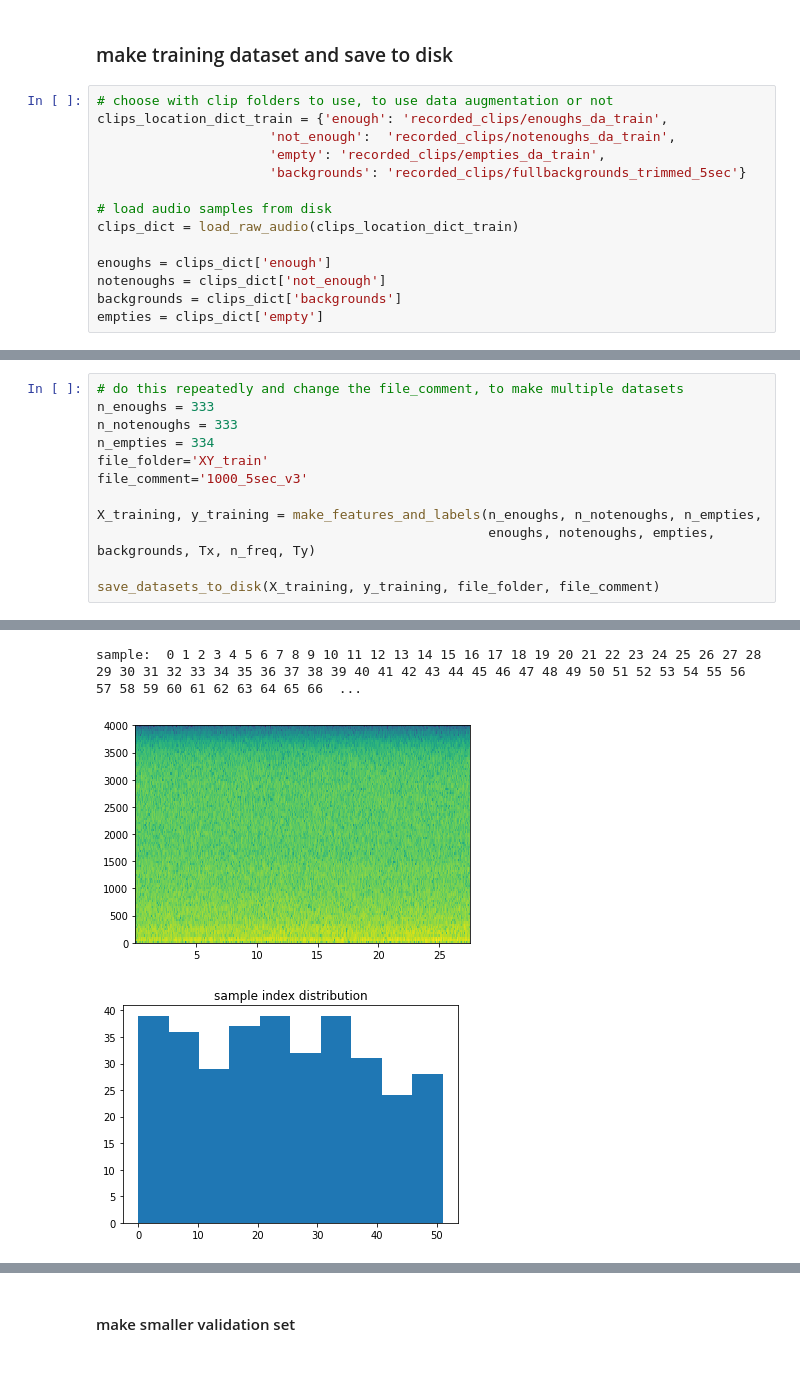
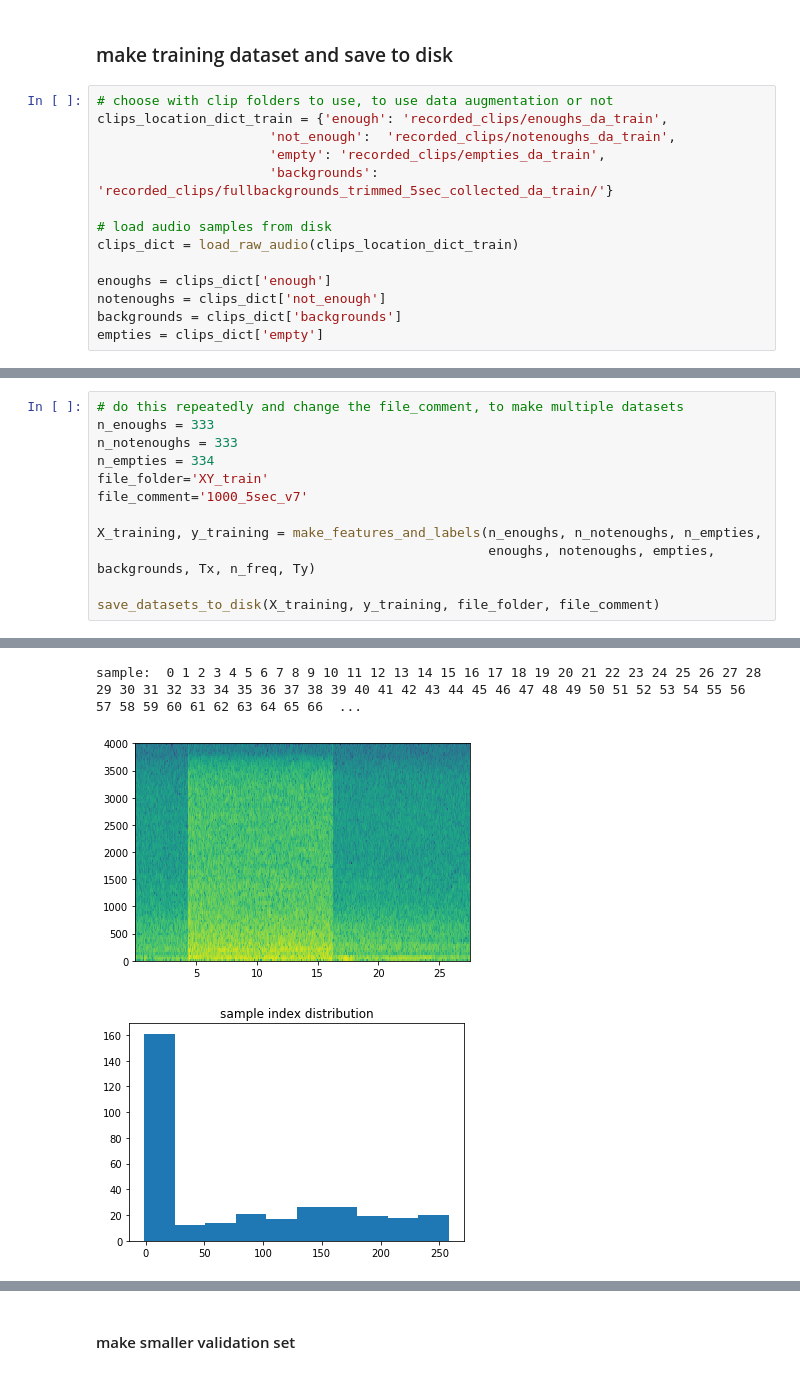
Before and after one commit to lukewolcott/med-bell, a Jupyter notebook: data-generation.ipynb, the cells around one changed output, grey strips where cells are left out. Saved outputs shown, nothing was run; the diff lists cells and outputs as text.

Commit message:
trained more

```diff
--- a/data-generation.ipynb
+++ b/data-generation.ipynb
@@ -161,7 +191,7 @@ Time stretches (multiplier): [1.2531323  0.64636441 0.91157521 1.15072959 0.6713
 clips_location_dict_train = {'enough': 'recorded_clips/enoughs_da_train',
                       'not_enough':  'recorded_clips/notenoughs_da_train',
                       'empty': 'recorded_clips/empties_da_train',
-                      'backgrounds': 'recorded_clips/fullbackgrounds_trimmed_5sec'}
+                      'backgrounds': 'recorded_clips/fullbackgrounds_trimmed_5sec_collected_da_train/'}
 
 # load audio samples from disk
 clips_dict = load_raw_audio(clips_location_dict_train)
@@ -181,7 +211,7 @@ n_enoughs = 333
 n_notenoughs = 333
 n_empties = 334
 file_folder='XY_train'
-file_comment='1000_5sec_v3'
+file_comment='1000_5sec_v7'
 
 X_training, y_training = make_features_and_labels(n_enoughs, n_notenoughs, n_empties,
                                                   enoughs, notenoughs, empties, backgrounds, Tx, n_freq, Ty)
@@ -199,3 +229,3 @@ sample:  0 1 2 3 4 5 6 7 8 9 10 11 12 13 14 15 16 17 18 19 20 21 22 23 24 25 26
 sample:  0 1 2 3 4 5 6 7 8 9 10 11 12 13 14 15 16 17 18 19 20 21 22 23 24 25 26 27 28 29 30 31 32 33 34 35 36 37 38 39 40 41 42 43 44 45 46 47 48 49 50 51 52 53 54 55 56 57 58 59 60 61 62 63 64 65 66  ...
-[figure, old version]
+[figure, new version]
-[figure, old version]
+[figure, new version]
```
Also changed, not shown: parts of 10 cells of this notebook, 2 other files.
